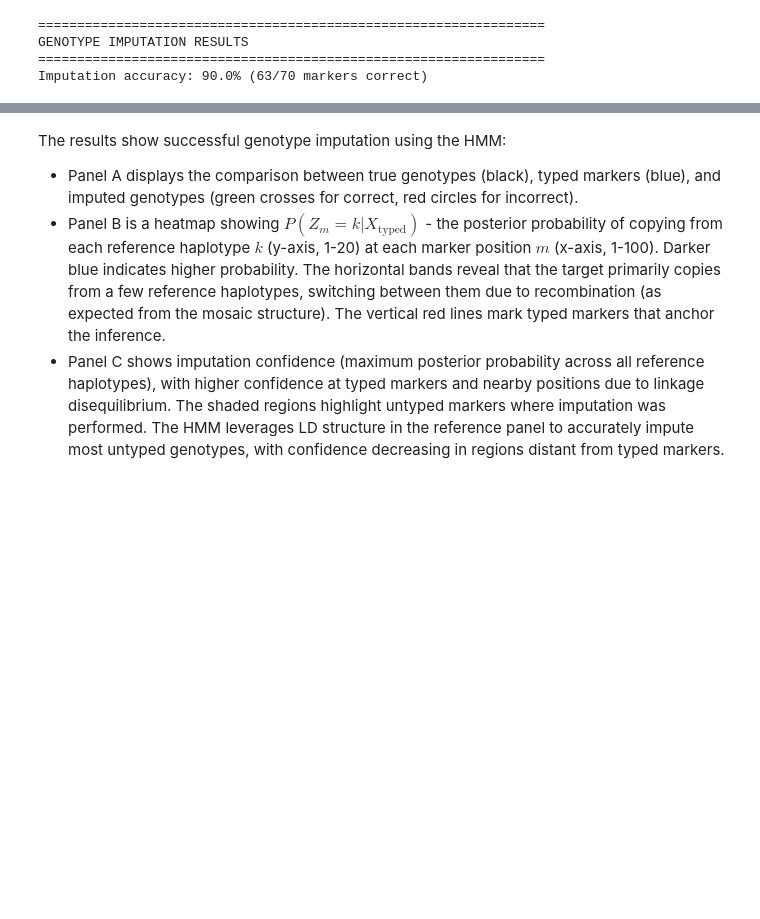
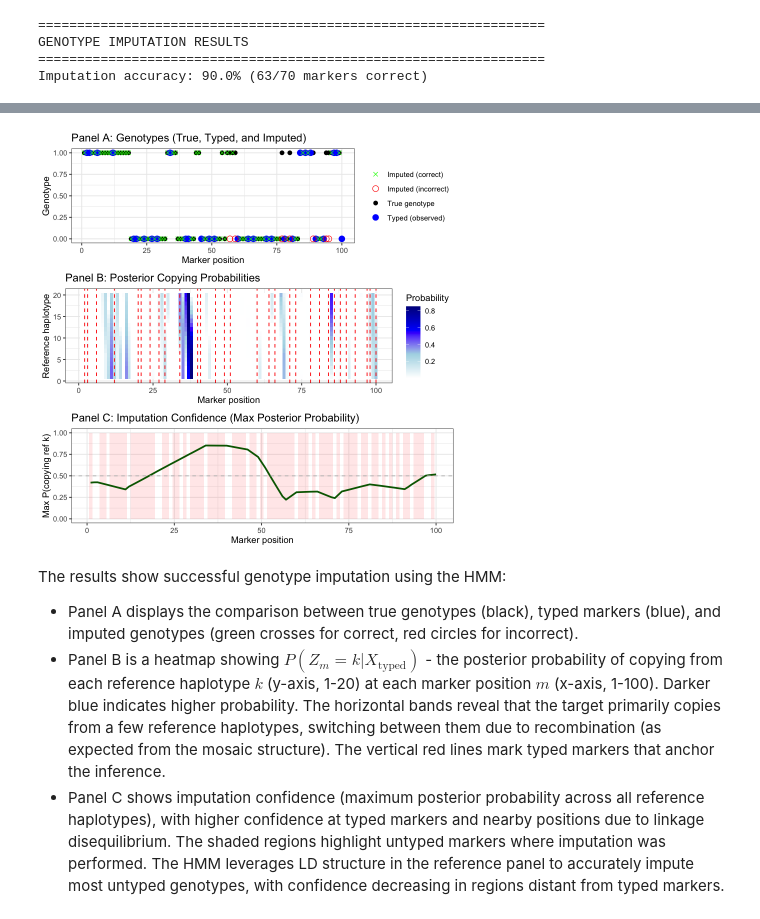
Before and after one commit to RuiDongDR/statgen-primer, a Jupyter notebook: hidden_Markov_model.ipynb, the cells around one changed output, grey strips where cells are left out. Cells and saved outputs as stored; diff of their text form; code cells hidden in the pictures; blank space fills up the shorter version.

```diff
--- a/hidden_Markov_model.ipynb
+++ b/hidden_Markov_model.ipynb
@@ -403,3 +349,73 @@ legend("bottomright", legend = c("Confidence", "Untyped region", "Threshold = 0.
+# %%
+# Separate correct and incorrect imputations
+correct_idx <- untyped_indices[imputed_genotypes[untyped_indices] == true_target[untyped_indices]]
+incorrect_idx <- untyped_indices[imputed_genotypes[untyped_indices] != true_target[untyped_indices]]
+
+# Panel 1: Genotypes
+df1 <- data.frame(
+  position = rep(1:n_markers, 4),
+  genotype = c(true_target,
+               ifelse(1:n_markers %in% typed_indices, observed_target, NA),
+               ifelse(1:n_markers %in% correct_idx, imputed_genotypes, NA),
+               ifelse(1:n_markers %in% incorrect_idx, imputed_genotypes, NA)),
+  type = rep(c("True genotype", "Typed (observed)", "Imputed (correct)", "Imputed (incorrect)"),
+             each = n_markers)
+)
+
+# Remove rows with NA genotypes
+df1 <- df1[!is.na(df1$genotype), ]
+
+p1 <- ggplot(df1, aes(x = position, y = genotype, color = type, shape = type, size = type)) +
+  geom_point() +
+  scale_color_manual(values = c("True genotype" = "black", "Typed (observed)" = "blue",
+                                  "Imputed (correct)" = "green", "Imputed (incorrect)" = "red")) +
+  scale_shape_manual(values = c("True genotype" = 19, "Typed (observed)" = 19,
+                                 "Imputed (correct)" = 4, "Imputed (incorrect)" = 1)) +
+  scale_size_manual(values = c("True genotype" = 2, "Typed (observed)" = 3,
+                                "Imputed (correct)" = 2, "Imputed (incorrect)" = 3)) +
+  labs(x = "Marker position", y = "Genotype", title = "Panel A: Genotypes (True, Typed, and Imputed)") +
+  theme_bw() +
+  theme(legend.title = element_blank())
+
+# Panel 2: Heatmap
+df2 <- data.frame(
+  marker = rep(1:n_markers, each = n_ref_haps),
+  haplotype = rep(1:n_ref_haps, n_markers),
+  probability = c(posterior_copying)
+)
+
+p2 <- ggplot(df2, aes(x = marker, y = haplotype, fill = probability)) +
+  geom_tile() +
+  scale_fill_gradientn(colors = c("white", "lightblue", "blue", "darkblue"),
+                       name = "Probability") +
+  geom_vline(xintercept = typed_indices, color = "red", linetype = "dashed", linewidth = 0.5) +
+  labs(x = "Marker position", y = "Reference haplotype",
+       title = "Panel B: Posterior Copying Probabilities") +
+  theme_bw()
+
+# Panel 3: Confidence
+max_posterior <- apply(posterior_copying, 1, max)
+df3 <- data.frame(
+  position = 1:n_markers,
+  confidence = max_posterior,
+  is_untyped = 1:n_markers %in% untyped_indices
+)
+
+p3 <- ggplot(df3, aes(x = position)) +
+  geom_rect(data = df3[df3$is_untyped, ],
+            aes(xmin = position - 0.5, xmax = position + 0.5, ymin = 0, ymax = 1),
+            fill = "red", alpha = 0.1) +
+  geom_line(aes(y = confidence), color = "darkgreen", linewidth = 1) +
+  geom_hline(yintercept = 0.5, linetype = "dashed", color = "gray") +
+  labs(x = "Marker position", y = "Max P(copying ref k)",
+       title = "Panel C: Imputation Confidence (Max Posterior Probability)") +
+  ylim(0, 1) +
+  theme_bw()
+
+# Combine panels
+grid.arrange(p1, p2, p3, ncol = 1)
+# %% [output]
+[figure, added]
 # %% [markdown]
 The results show successful genotype imputation using the HMM:
 - Panel A displays the comparison between true genotypes (black), typed markers (blue), and imputed genotypes (green crosses for correct, red circles for incorrect).
```
Also changed, not shown: parts of 27 cells of this notebook, 1 other file.
